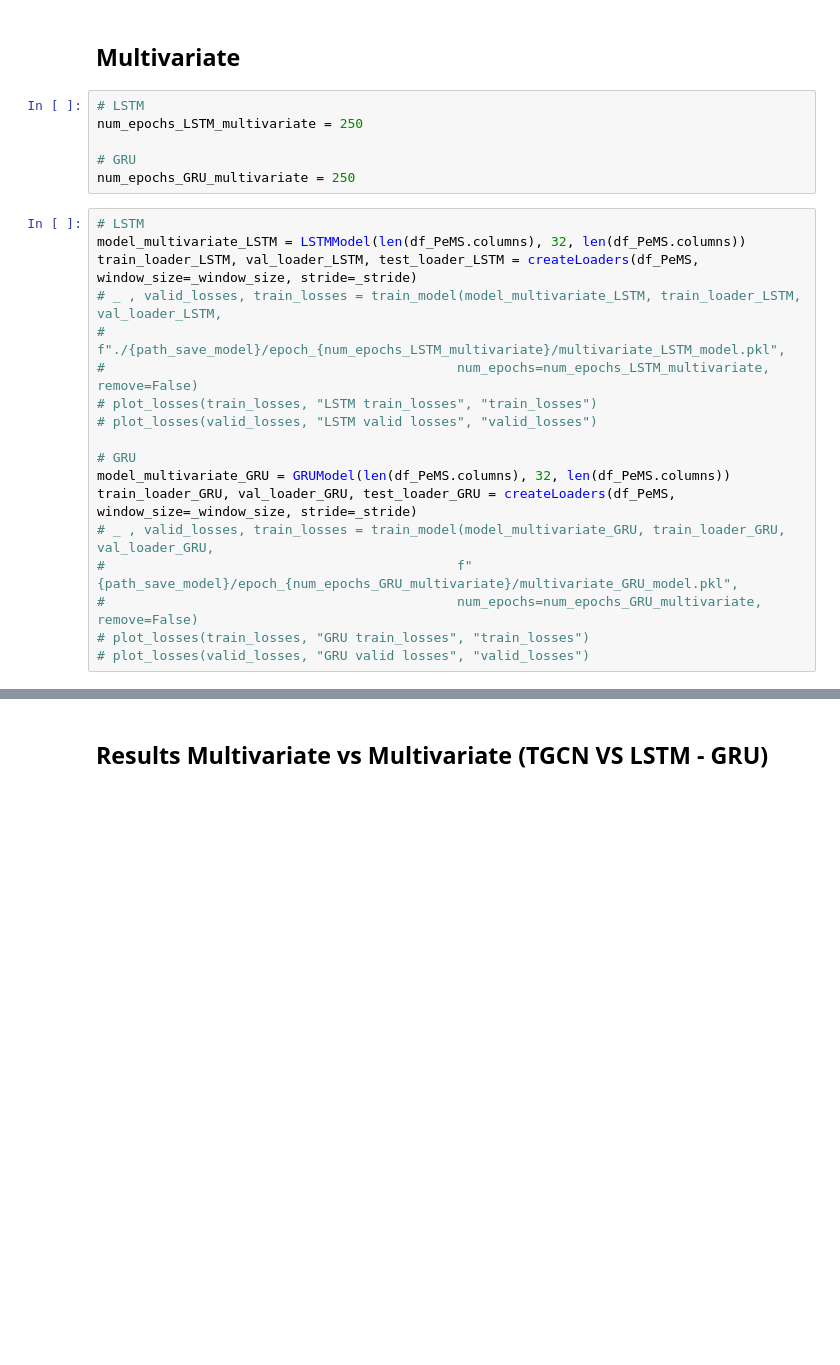
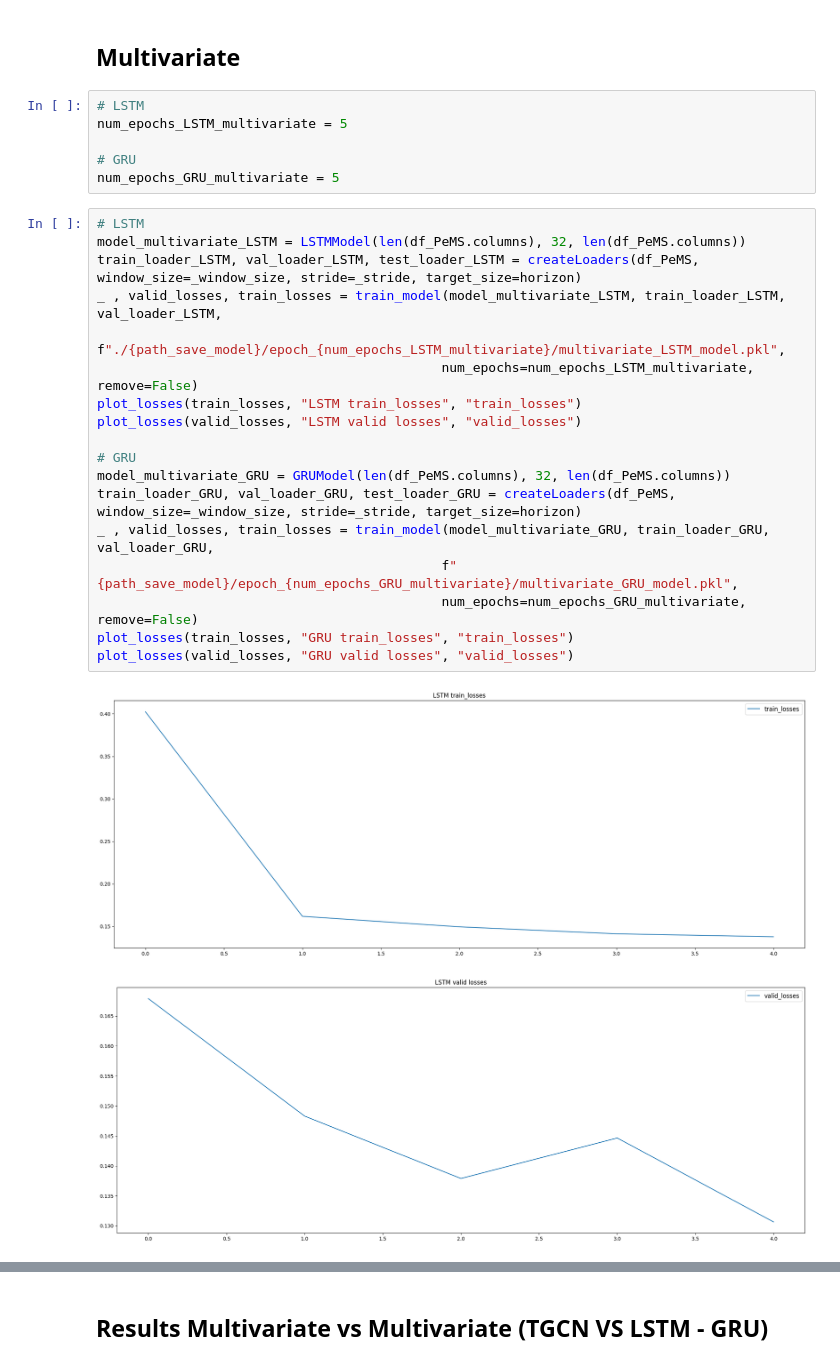
Before and after one commit to Desmoniak/Federated-Traffic-Flow-Forecasting, a Jupyter notebook: TGCN_vs_LSTM_GRU.ipynb, the cells around one changed output, grey strips where cells are left out. Cells and saved outputs as stored; diff of their text form; blank space fills up the shorter version.

```diff
--- a/TGCN_vs_LSTM_GRU.ipynb
+++ b/TGCN_vs_LSTM_GRU.ipynb
@@ -259,25 +266,28 @@ num_epochs_TGCN = 300
 ## Multivariate
 # %%
 # LSTM
-num_epochs_LSTM_multivariate = 250
+num_epochs_LSTM_multivariate = 5
 
 # GRU
-num_epochs_GRU_multivariate = 250
+num_epochs_GRU_multivariate = 5
 # %%
 # LSTM
 model_multivariate_LSTM = LSTMModel(len(df_PeMS.columns), 32, len(df_PeMS.columns))
-train_loader_LSTM, val_loader_LSTM, test_loader_LSTM = createLoaders(df_PeMS, window_size=_window_size, stride=_stride)
-# _ , valid_losses, train_losses = train_model(model_multivariate_LSTM, train_loader_LSTM, val_loader_LSTM,
-#                                             f"./{path_save_model}/epoch_{num_epochs_LSTM_multivariate}/multivariate_LSTM_model.pkl",
-#                                             num_epochs=num_epochs_LSTM_multivariate, remove=False)
-# plot_losses(train_losses, "LSTM train_losses", "train_losses")
-# plot_losses(valid_losses, "LSTM valid losses", "valid_losses")
+train_loader_LSTM, val_loader_LSTM, test_loader_LSTM = createLoaders(df_PeMS, window_size=_window_size, stride=_stride, target_size=horizon)
+_ , valid_losses, train_losses = train_model(model_multivariate_LSTM, train_loader_LSTM, val_loader_LSTM,
+                                            f"./{path_save_model}/epoch_{num_epochs_LSTM_multivariate}/multivariate_LSTM_model.pkl",
+                                            num_epochs=num_epochs_LSTM_multivariate, remove=False)
+plot_losses(train_losses, "LSTM train_losses", "train_losses")
+plot_losses(valid_losses, "LSTM valid losses", "valid_losses")
 
 # GRU
 model_multivariate_GRU = GRUModel(len(df_PeMS.columns), 32, len(df_PeMS.columns))
-train_loader_GRU, val_loader_GRU, test_loader_GRU = createLoaders(df_PeMS, window_size=_window_size, stride=_stride)
-# _ , valid_losses, train_losses = train_model(model_multivariate_GRU, train_loader_GRU, val_loader_GRU,
-#                                             f"{path_save_model}/epoch_{num_epochs_GRU_multivariate}/multivariate_GRU_model.pkl",
-#                                             num_epochs=num_epochs_GRU_multivariate, remove=False)
-# plot_losses(train_losses, "GRU train_losses", "train_losses")
-# plot_losses(valid_losses, "GRU valid losses", "valid_losses")
+train_loader_GRU, val_loader_GRU, test_loader_GRU = createLoaders(df_PeMS, window_size=_window_size, stride=_stride, target_size=horizon)
+_ , valid_losses, train_losses = train_model(model_multivariate_GRU, train_loader_GRU, val_loader_GRU,
+                                            f"{path_save_model}/epoch_{num_epochs_GRU_multivariate}/multivariate_GRU_model.pkl",
+                                            num_epochs=num_epochs_GRU_multivariate, remove=False)
+plot_losses(train_losses, "GRU train_losses", "train_losses")
+plot_losses(valid_losses, "GRU valid losses", "valid_losses")
+# %% [output]
+[figure, added]
+[figure, added]
```
Also changed, not shown: parts of 12 cells of this notebook, 1 other file.
